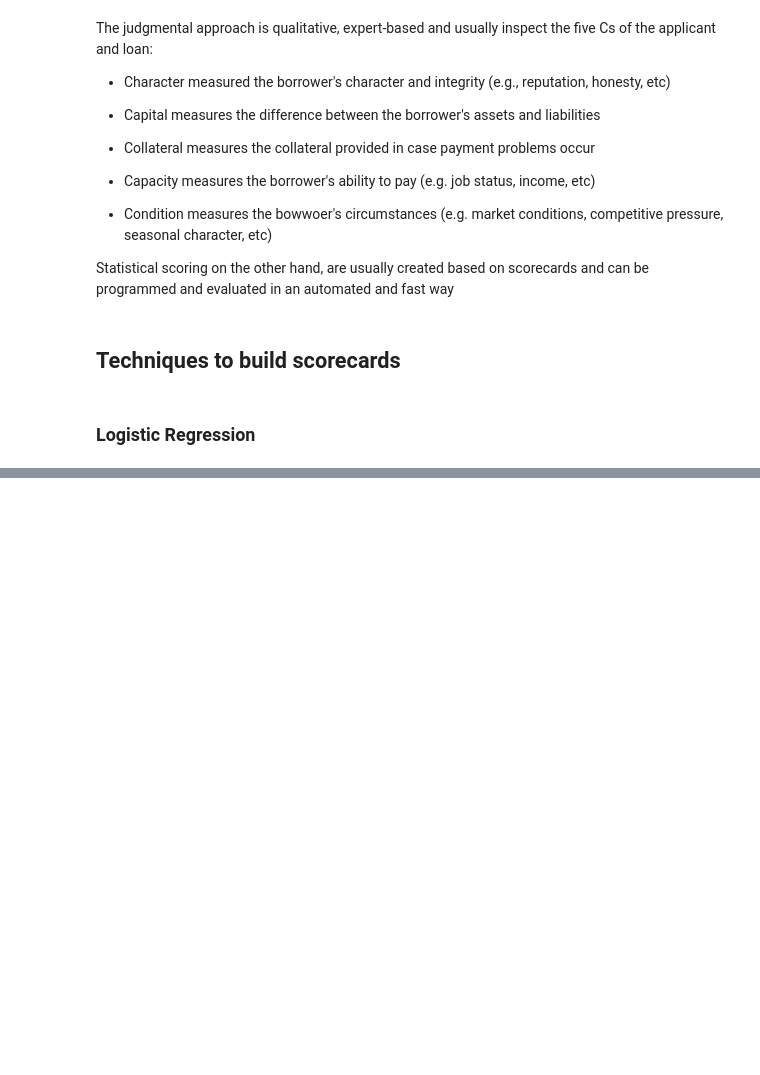
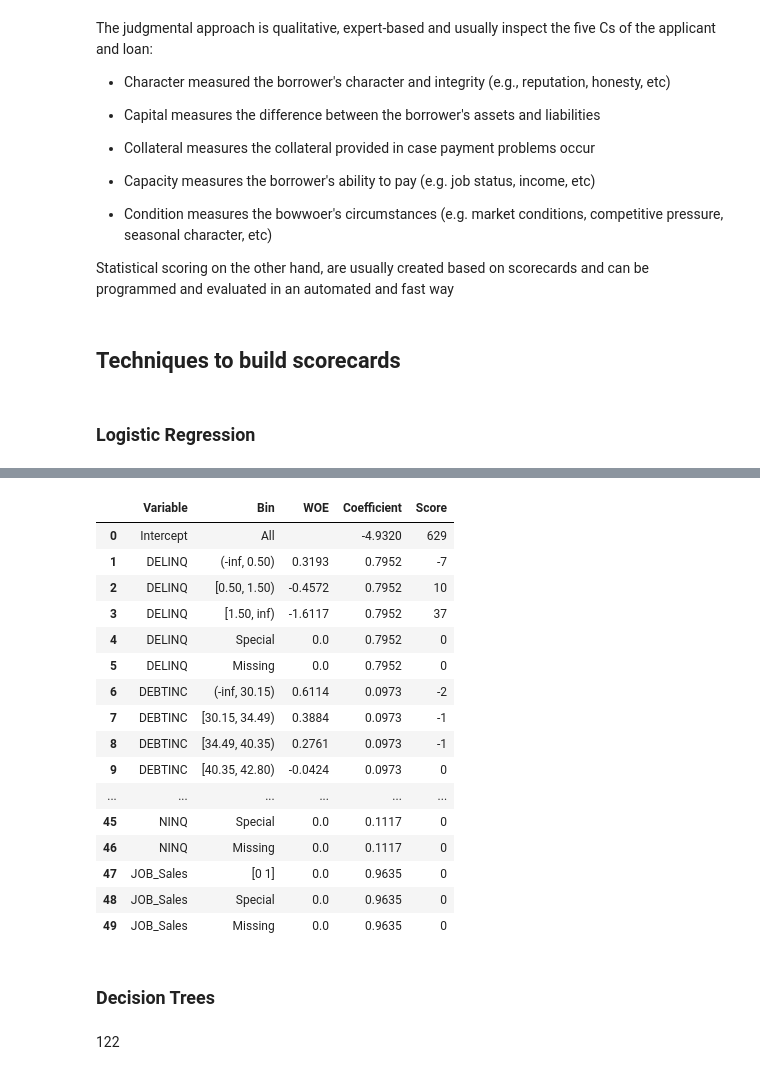
Before and after one commit to gtazevedo/cra_mtae_sas_in_py, a Jupyter notebook: Chapter 5 - Credit Scoring.ipynb, the cells around one changed output, grey strips where cells are left out. Cells and saved outputs as stored; diff of their text form; code cells hidden in the pictures; blank space fills up the shorter version.

```diff
--- a/Chapter 5 - Credit Scoring.ipynb
+++ b/Chapter 5 - Credit Scoring.ipynb
@@ -56,0 +277,9 @@ LogisticRegression()
+# %%
+PDO = 20
+base_odds = 50 # 50:1 odds at base score
+base_score = 600
+factor = PDO / np.log(2)
+offset = base_score - factor * np.log(base_odds)
+scorecard['Score_Contribution'] = -scorecard['Coefficient'] * factor
+scorecard['Rounded_Score'] = scorecard['Score_Contribution'].round(0).astype(int)
+scorecard
@@ -56,0 +299,7 @@ LogisticRegression()
+# %%
+y_prob = stpwise_model.predict_proba(X[stpwise_selected_features[1:]])[:, 1]
+log_odds = np.log(y_prob / (1 - y_prob))
+
+# Compute score
+scores = offset - factor * log_odds
+scores = scores.round(0).astype(int)
@@ -56,0 +369,7 @@ LogisticRegression()
+# %%
+binning_process = BinningProcess(variable_names=stpwise_selected_features[1:],
+                                 categorical_variables=['JOB_Office', 'JOB_Sales'],
+                                 verbose=True)
+
+# Fit binning process
+binning_process.fit(X[stpwise_selected_features[1:]], Y)
@@ -56,0 +396,25 @@ LogisticRegression()
+# %%
+scorecard_df = build_scorecard_table(binning_process, stpwise_model)
+scorecard_df
+# %% [output]
+|  | Variable | Bin | WOE | Coefficient | Score |
+| 0 | Intercept | All |  | -4.9320 | 629 |
+| 1 | DELINQ | (-inf, 0.50) | 0.3193 | 0.7952 | -7 |
+| 2 | DELINQ | [0.50, 1.50) | -0.4572 | 0.7952 | 10 |
+| 3 | DELINQ | [1.50, inf) | -1.6117 | 0.7952 | 37 |
+| 4 | DELINQ | Special | 0.0 | 0.7952 | 0 |
+| 5 | DELINQ | Missing | 0.0 | 0.7952 | 0 |
+| 6 | DEBTINC | (-inf, 30.15) | 0.6114 | 0.0973 | -2 |
+| 7 | DEBTINC | [30.15, 34.49) | 0.3884 | 0.0973 | -1 |
+| 8 | DEBTINC | [34.49, 40.35) | 0.2761 | 0.0973 | -1 |
+| 9 | DEBTINC | [40.35, 42.80) | -0.0424 | 0.0973 | 0 |
+| ... | ... | ... | ... | ... | ... |
+| 45 | NINQ | Special | 0.0 | 0.1117 | 0 |
+| 46 | NINQ | Missing | 0.0 | 0.1117 | 0 |
+| 47 | JOB_Sales | [0 1] | 0.0 | 0.9635 | 0 |
+| 48 | JOB_Sales | Special | 0.0 | 0.9635 | 0 |
+| 49 | JOB_Sales | Missing | 0.0 | 0.9635 | 0 |
+# %% [markdown]
+### Decision Trees
+# %% [markdown]
+122
```
Also changed, not shown: parts of 32 cells of this notebook, 2 other files.
